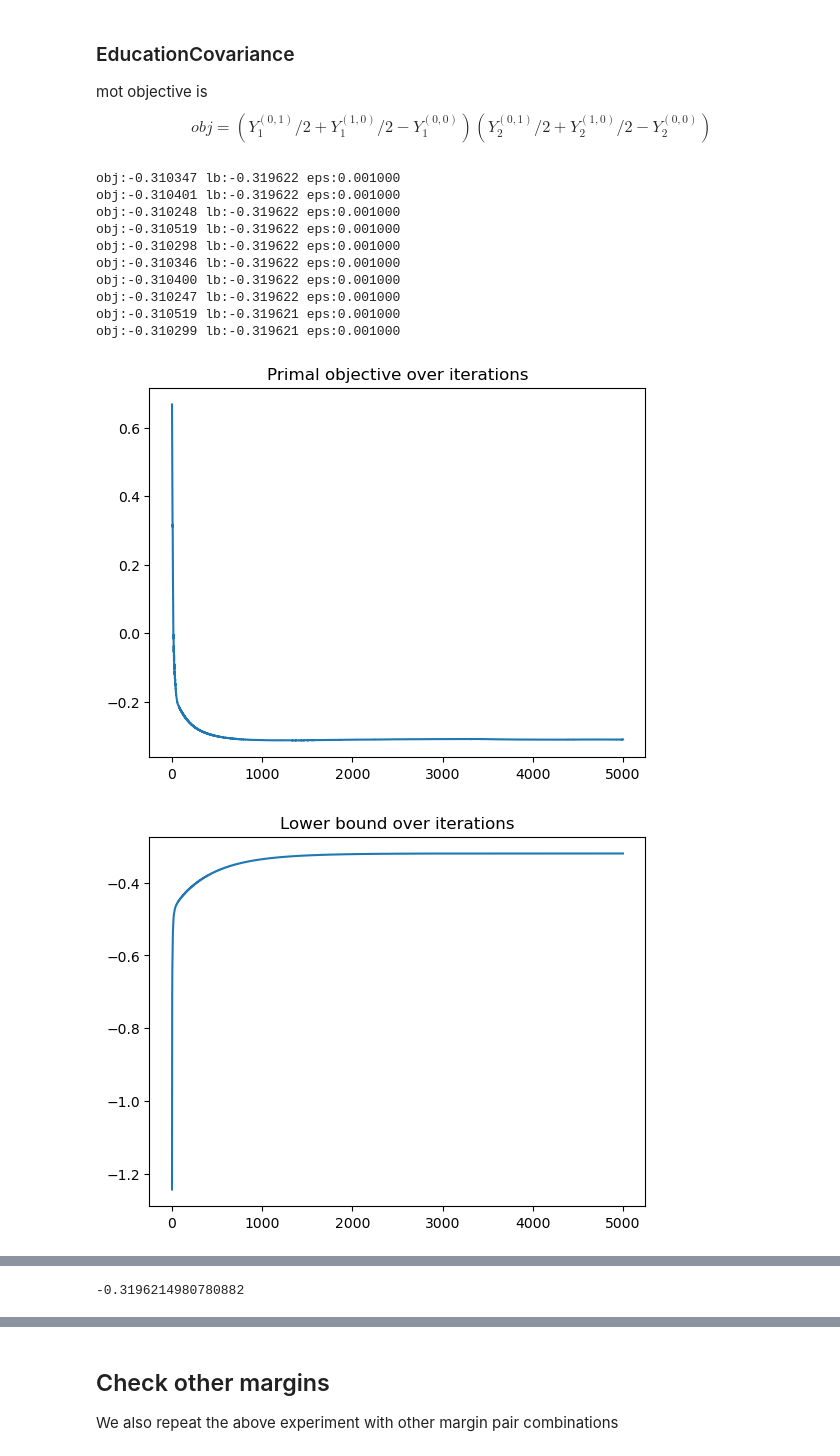
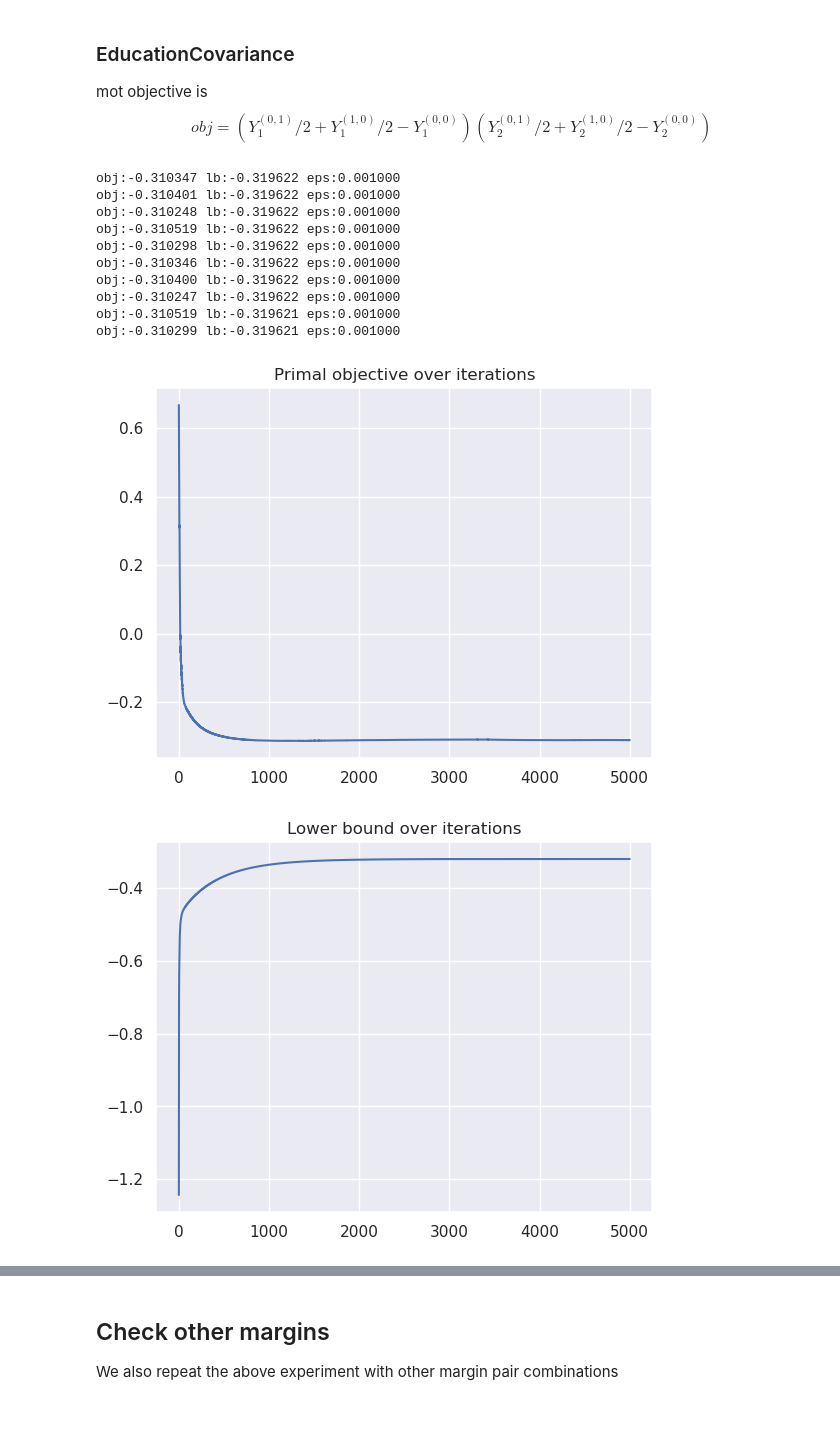
Before and after one commit to ShuGe-MIT/mot_project, a Jupyter notebook: view_results.ipynb, the cells around one changed output, grey strips where cells are left out. Saved outputs shown, nothing was run; the diff lists cells and outputs as text; code cells hidden in the pictures; blank space fills up the shorter version.

```diff
--- a/view_results.ipynb
+++ b/view_results.ipynb
@@ -115,17 +115,17 @@ baseline lower bound: 0.24080482047415286, MOT lower bound 0.4321776009211764
 ### EducationCovariance
 mot objective is $$obj= (Y_1^{(0,1)}/2 + Y_1^{(1,0)}/2 - Y_1^{(0,0)})(Y_2^{(0,1)}/2 + Y_2^{(1,0)}/2 - Y_2^{(0,0)})$$
 # %%
-load_res("solver-sinkhorndata_file-multidimEducationCovariancecost-covstart_eps-1.0tgt_eps-0.001eps_scale-0.99scale_gap-5.0max_iter-5000")
+lb = load_res("solver-sinkhorndata_file-multidimEducationCovariancecost-covstart_eps-1.0tgt_eps-0.001eps_scale-0.99scale_gap-5.0max_iter-5000")
 # %% [output]
 obj:-0.310347 lb:-0.319622 eps:0.001000
 obj:-0.310401 lb:-0.319622 eps:0.001000
 obj:-0.310248 lb:-0.319622 eps:0.001000
 obj:-0.310519 lb:-0.319622 eps:0.001000
 obj:-0.310298 lb:-0.319622 eps:0.001000
 obj:-0.310346 lb:-0.319622 eps:0.001000
 obj:-0.310400 lb:-0.319622 eps:0.001000
 obj:-0.310247 lb:-0.319622 eps:0.001000
 obj:-0.310519 lb:-0.319621 eps:0.001000
 obj:-0.310299 lb:-0.319621 eps:0.001000
-[figure, old version]
+[figure, new version]
-[figure, old version]
+[figure, new version]
@@ -133,2 +133 @@ obj:-0.310299 lb:-0.319621 eps:0.001000
--0.3196214980780882
 # %%
```
Also changed, not shown: parts of 7 cells of this notebook.
